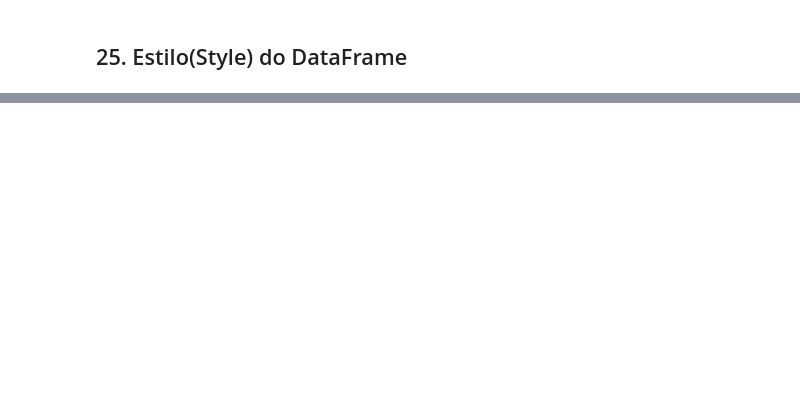
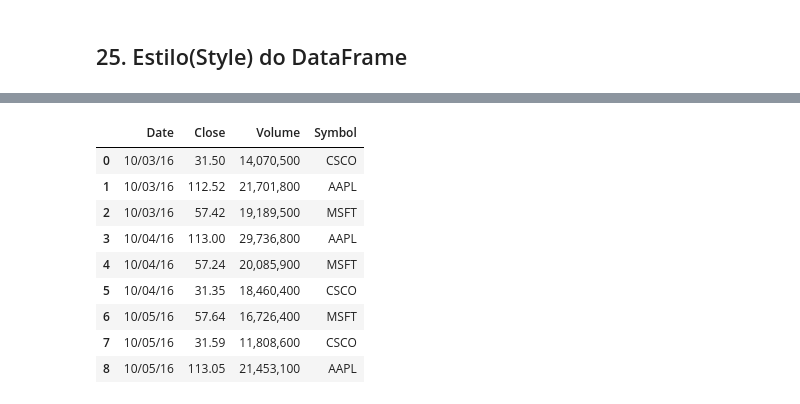
Before and after one commit to alexaugusto23/python_developer, a Jupyter notebook: Data School Pandas/best_tricks.ipynb, the cells around one changed output, grey strips where cells are left out. Cells and saved outputs as stored; diff of their text form; code cells hidden in the pictures; blank space fills up the shorter version.

```diff
--- a/Data School Pandas/best_tricks.ipynb
+++ b/Data School Pandas/best_tricks.ipynb
@@ -946,2 +1030,4 @@ titanic.groupby(['Sex', 'Pclass'])['Survived'].mean().unstack()
+# %%
+pd.reset_option('display.float_format')
 # %% [markdown]
 ## 25. Estilo(Style) do DataFrame
@@ -947,0 +1047,15 @@ titanic.groupby(['Sex', 'Pclass'])['Survived'].mean().unstack()
+# %%
+format_dict = {'Date':'{:%m/%d/%y}', 'Close':'{:.2f}', 'Volume':'{:,}'}
+# %%
+stocks.style.format(format_dict)
+# %% [output]
+|  | Date | Close | Volume | Symbol |
+| 0 | 10/03/16 | 31.50 | 14,070,500 | CSCO |
+| 1 | 10/03/16 | 112.52 | 21,701,800 | AAPL |
+| 2 | 10/03/16 | 57.42 | 19,189,500 | MSFT |
+| 3 | 10/04/16 | 113.00 | 29,736,800 | AAPL |
+| 4 | 10/04/16 | 57.24 | 20,085,900 | MSFT |
+| 5 | 10/04/16 | 31.35 | 18,460,400 | CSCO |
+| 6 | 10/05/16 | 57.64 | 16,726,400 | MSFT |
+| 7 | 10/05/16 | 31.59 | 11,808,600 | CSCO |
+| 8 | 10/05/16 | 113.05 | 21,453,100 | AAPL |
```
Also changed, not shown: parts of 15 cells of this notebook.
